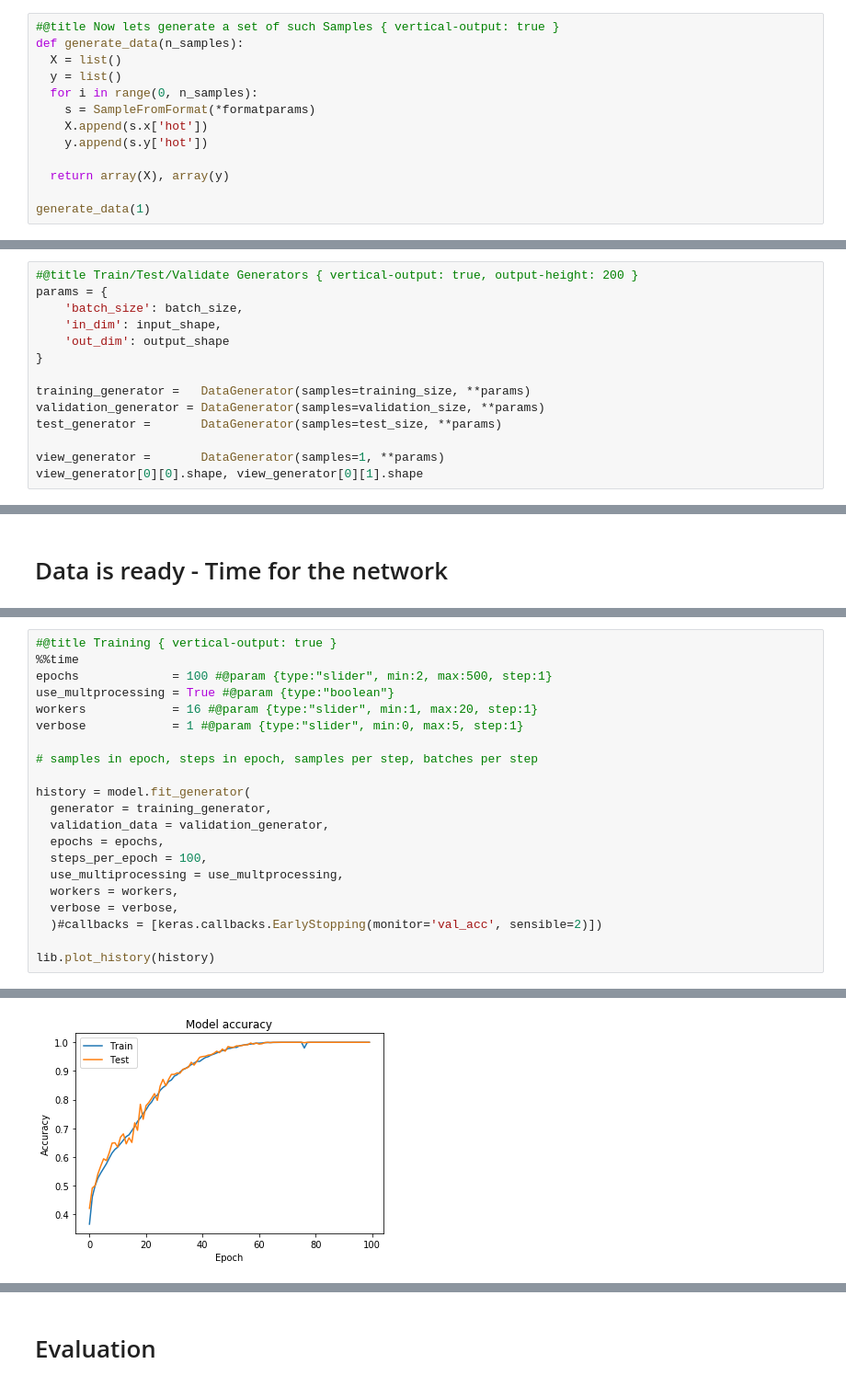
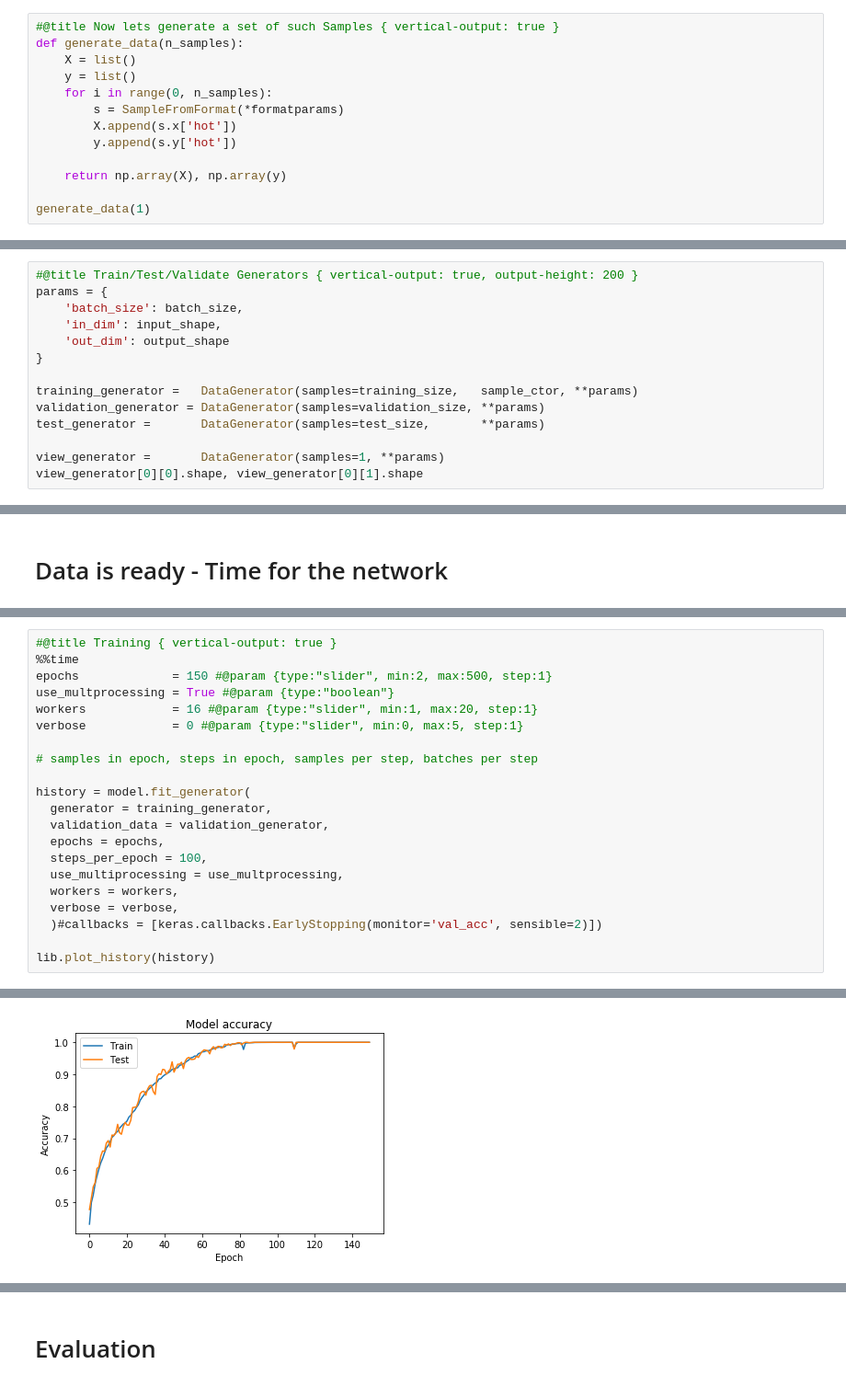
Before and after one commit to glouwa/app-kandinsky-pattern-generator, a Jupyter notebook: lstm_calculator.ipynb, the cells around one changed output, grey strips where cells are left out. Shown at 92% size. Saved outputs shown, nothing was run; the diff lists cells and outputs as text.

```diff
--- a/lstm_calculator.ipynb
+++ b/lstm_calculator.ipynb
@@ -114,14 +131,14 @@ create some samples, and extracts the enhot encoded seqences X and y as a numpy
 # %%
 #@title Now lets generate a set of such Samples { vertical-output: true }
 def generate_data(n_samples):
-  X = list()
-  y = list()
-  for i in range(0, n_samples):
-    s = SampleFromFormat(*formatparams)
-    X.append(s.x['hot'])
-    y.append(s.y['hot'])
+    X = list()
+    y = list()
+    for i in range(0, n_samples):
+        s = SampleFromFormat(*formatparams)
+        X.append(s.x['hot'])
+        y.append(s.y['hot'])
 
-  return array(X), array(y)
+    return np.array(X), np.array(y)
 
 generate_data(1)
 # %% [output]
@@ -173,9 +190,9 @@ params = {
     'out_dim': output_shape
 }
 
-training_generator =   DataGenerator(samples=training_size, **params)
+training_generator =   DataGenerator(samples=training_size,   sample_ctor, **params)
 validation_generator = DataGenerator(samples=validation_size, **params)
-test_generator =       DataGenerator(samples=test_size, **params)
+test_generator =       DataGenerator(samples=test_size,       **params)
 
 view_generator =       DataGenerator(samples=1, **params)
 view_generator[0][0].shape, view_generator[0][1].shape
@@ -231,26 +248,26 @@ None
 # %%
 #@title Training { vertical-output: true }
 %%time
-epochs             = 100 #@param {type:"slider", min:2, max:500, step:1}
+epochs             = 150 #@param {type:"slider", min:2, max:500, step:1}
 use_multprocessing = True #@param {type:"boolean"}
 workers            = 16 #@param {type:"slider", min:1, max:20, step:1}
-verbose            = 1 #@param {type:"slider", min:0, max:5, step:1}
+verbose            = 0 #@param {type:"slider", min:0, max:5, step:1}
 
 # samples in epoch, steps in epoch, samples per step, batches per step
 
 history = model.fit_generator(
   generator = training_generator,
   validation_data = validation_generator,
   epochs = epochs,
   steps_per_epoch = 100,
   use_multiprocessing = use_multprocessing,
   workers = workers,
   verbose = verbose,
   )#callbacks = [keras.callbacks.EarlyStopping(monitor='val_acc', sensible=2)])
 
 lib.plot_history(history)
 # %% [output]
 WARNING:tensorflow:From /usr/local/lib/python3.6/dist-packages/tensorflow/python/ops/math_ops.py:3066: to_int32 (from tensorflow.python.ops.math_ops) is deprecated and will be removed in a future vers ...
 Instructions for updating:
 Use tf.cast instead.
-[figure, old version]
+[figure, new version]
```
Also changed, not shown: parts of 10 cells of this notebook.
